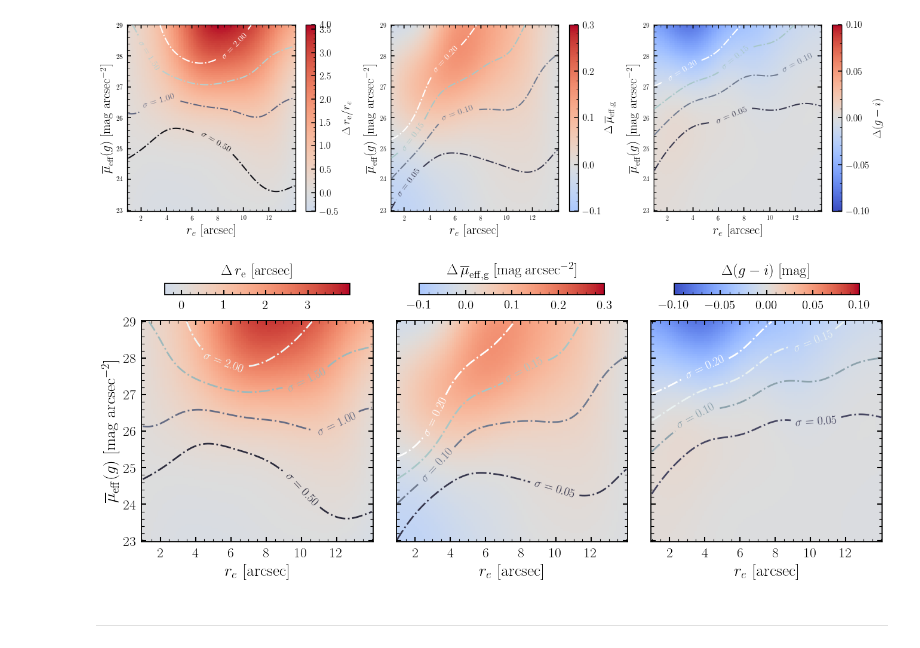
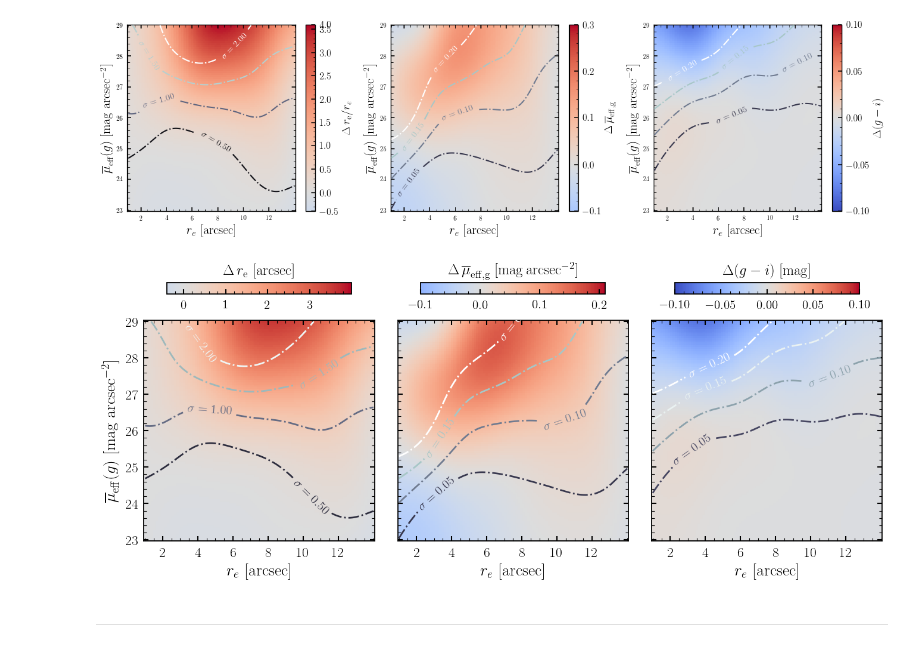
Before and after one commit to AstroJacobLi/kuaizi, a Jupyter notebook: diezi/scarlet_modeling/mock_sample/measurement_error_figure.ipynb, the cells around one changed output. Saved outputs shown, nothing was run; the diff lists cells and outputs as text; code cells hidden in the pictures.

```diff
--- a/diezi/scarlet_modeling/mock_sample/measurement_error_figure.ipynb
+++ b/diezi/scarlet_modeling/mock_sample/measurement_error_figure.ipynb
@@ -190,10 +192,12 @@ CS = plt.contour(x1_test, x2_test, C_std.reshape(*x1_test.shape),
                  cmap='bone',
                  alpha=1, zorder=10, rasterized=True)
 plt.clabel(CS, CS.levels, fmt="$\sigma=%.2f$",
-           inline=True, fontsize=14)
+           inline=True, fontsize=15)
 plt.xlabel(r'$r_{e}$ [arcsec]', fontsize=labelsize)
 plt.ylabel(r'$\overline{\mu}_{\rm eff} (g)$ [mag arcsec$^{-2}$]', fontsize=labelsize)
+plt.gca().yaxis.labelpad = 7
 plt.xticks(np.arange(2, 14, 2))
+plt.tick_params(axis='both', which='major', labelsize=17)
 
 ax_cbar = inset_axes(ax, width='80%', height='5%', loc='upper center',
                      bbox_to_anchor=(0, 0.2, 1, 1),
@@ -220,7 +224,7 @@ C_std = SB_std(np.vstack([x1_test.ravel(), x2_test.ravel()]).T) * SB_meas_corr
 C_std[C_std < 0.04] = 0.04
 
 pc = plt.pcolormesh(x1_test, x2_test, C_bias.reshape(*x1_test.shape),
-                    norm=MidpointNormalize(vmin=-0.1, vmax=0.3, midpoint=0),
+                    norm=MidpointNormalize(vmin=-0.1, vmax=0.21, midpoint=0),
                     cmap='coolwarm',
                     alpha=1, rasterized=True)
 CS = plt.contour(x1_test, x2_test, C_std.reshape(*x1_test.shape),
@@ -229,15 +233,16 @@ CS = plt.contour(x1_test, x2_test, C_std.reshape(*x1_test.shape),
                  cmap='bone', vmin=0., vmax=0.2,
                  alpha=1, zorder=10, rasterized=True)
 plt.clabel(CS, CS.levels, fmt='$\sigma=%.2f$',
-           inline=True, fontsize=14)
+           inline=True, fontsize=15)
 plt.xlabel(r'$r_{e}$ [arcsec]', fontsize=labelsize)
+plt.tick_params(axis='both', which='major', labelsize=17)
 # plt.ylabel(r'$\overline{\mu}_{\rm eff} (g)$ [mag arcsec$^{-2}$]', fontsize=labelsize)
 
 ax_cbar = inset_axes(ax, width='80%', height='5%', loc='upper center',
                      bbox_to_anchor=(0, 0.2, 1, 1),
                      bbox_transform=ax.transAxes)
 cbar = plt.colorbar(pc, cax=ax_cbar, orientation='horizontal',
-                    ticks=[-0.1, 0, 0.1, 0.2, 0.3])
+                    ticks=[-0.1, 0, 0.1, 0.2])
 cbar.ax.tick_params(labelsize=15)
 cbar.ax.set_title(r'$\Delta\,\overline{\mu}_{\rm eff, g}$ [mag$\,$arcsec$^{-2}$]', size=18)
 
@@ -252,35 +257,36 @@ C_bias = gi_bias(np.vstack([x1_test.ravel(), x2_test.ravel()]).T)
 C_std = gi_std(np.vstack([x1_test.ravel(), x2_test.ravel()]).T)
 C_std[C_std < 0.02] = 0.02
 
 pc = plt.pcolormesh(x1_test, x2_test, C_bias.reshape(*x1_test.shape),
                     norm=MidpointNormalize(vmin=-0.1, vmax=0.1, midpoint=0),
                     cmap='coolwarm',
                     alpha=1, rasterized=True)
 CS = plt.contour(x1_test, x2_test, C_std.reshape(*x1_test.shape),
                  linewidths=2, linestyles='-.',
                  levels=[0.05, 0.10, 0.15, 0.20],
                  cmap='bone', vmin=0., vmax=0.16,
                  alpha=1, zorder=10, rasterized=True)
 plt.clabel(CS, CS.levels, fmt='$\sigma=%.2f$',
-           inline=True, fontsize=14)
+           inline=True, fontsize=15)
 plt.xlabel(r'$r_{e}$ [arcsec]', fontsize=labelsize)
 # plt.ylabel(r'$\overline{\mu}_{\rm eff} (g)$ [mag arcsec$^{-2}$]', fontsize=labelsize)
+plt.tick_params(axis='both', which='major', labelsize=17)
 
 ax_cbar = inset_axes(ax, width='80%', height='5%', loc='upper center',
                      bbox_to_anchor=(0, 0.2, 1, 1),
                      bbox_transform=ax.transAxes)
 cbar = plt.colorbar(pc, cax=ax_cbar, orientation='horizontal',
                     ticks=[-0.1, -0.05, 0, 0.05, 0.1])
 cbar.ax.tick_params(labelsize=15)
 cbar.ax.set_title(r'$\Delta(g-i)$ [mag]', size=18)
 
 # plt.tight_layout()
 plt.subplots_adjust(wspace=0.1)
 
 plt.savefig('/tigress/jiaxuanl/public_html/figure/udg_paper/meas_error_spergel.pdf',
             bbox_inches='tight')
 # %% [output]
-[figure, old version]
+[figure, new version]
 # %% [markdown]
 ----
 # %%
```
Also changed, not shown: parts of 1 cell of this notebook, 10 other files.
